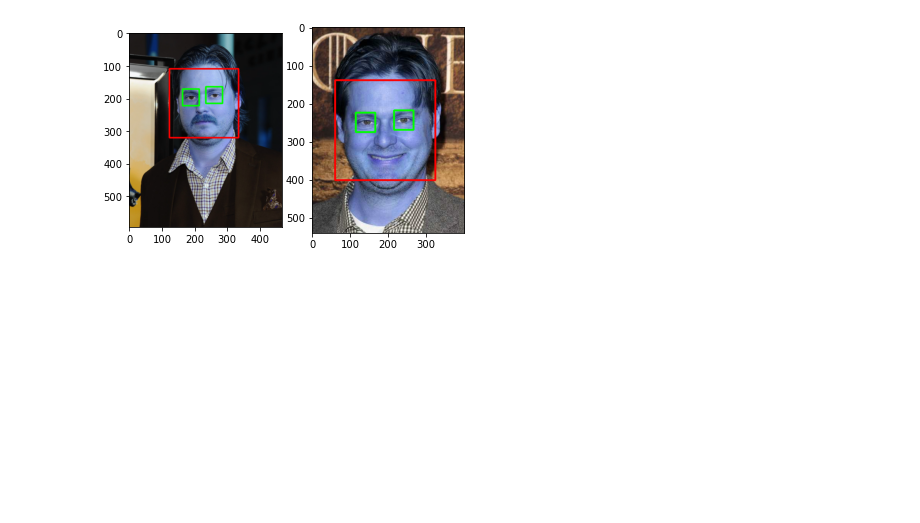
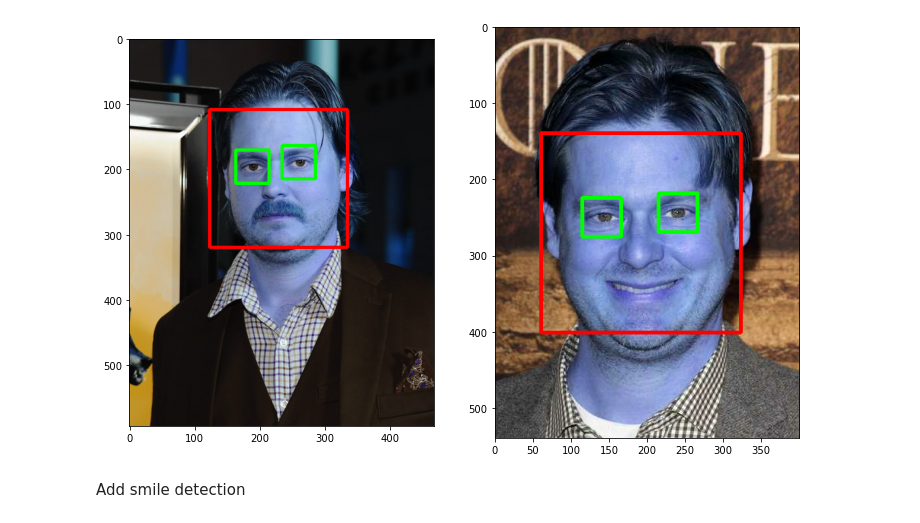
Before and after one commit to iscyb/haar_face_detection, a Jupyter notebook: haar_cascades/face_detection.ipynb, the cells around one changed output. Drawn from its saved outputs; the diff is of its cells as text; code cells hidden in the pictures; blank space fills up the shorter version.

```diff
--- a/haar_cascades/face_detection.ipynb
+++ b/haar_cascades/face_detection.ipynb
@@ -4,32 +5,34 @@ import cv2
 # %%
 # https://github.com/opencv/opencv/tree/master/data/haarcascades
-face_cascade = cv2.CascadeClassifier('haarcascade_frontalface_default.xml') # cascade for the face.
-eye_cascade = cv2.CascadeClassifier('haarcascade_eye.xml') # cascade for the eyes.
+FACE_CASCADE = cv2.CascadeClassifier('haarcascade_frontalface_default.xml') # cascade for the face.
+EYE_CASCADE = cv2.CascadeClassifier('haarcascade_eye.xml') # cascade for the eyes.
 
-def detect(gray, image): #
-    faces = face_cascade.detectMultiScale(gray, 1.3, 10)
+def detect_eyes(gray, image): #
+    faces = FACE_CASCADE.detectMultiScale(gray, 1.3, 10)  # Second arg: scale, third arg: min neighbours (that also classify)
     for (x, y, w, h) in faces:
         cv2.rectangle(image, (x, y), (x+w, y+h), (255, 0, 0), 3)
         roi_gray = gray[y:y+h, x:x+w]
         roi_color = image[y:y+h, x:x+w]
-        eyes = eye_cascade.detectMultiScale(roi_gray, 1.6, 5)
+        eyes = EYE_CASCADE.detectMultiScale(roi_gray, 1.6, 5)
         for (ex, ey, ew, eh) in eyes:
             cv2.rectangle(roi_color,(ex, ey),(ex+ew, ey+eh), (0, 255, 0), 3)
     return image
-# %%
-image = cv2.imread('tim.jpg',-1) #-1 for color, 0 for graysale
-gray = cv2.cvtColor(image, cv2.COLOR_BGR2GRAY)
-canvas = detect(gray,image)
-
-image = cv2.imread('tim_smiling.jpg',-1)
-gray = cv2.cvtColor(image, cv2.COLOR_BGR2GRAY)
-canvas2 = detect(gray,image)
-
-plt.subplot(1,2,1)
-plt.imshow(canvas)
-plt.subplot(1,2,2)
-plt.imshow(canvas2)
-
-plt.show()
-# %% [output]
-[figure, removed]
+# %%
+def get_eyes_canvas(img_name):
+    image = cv2.imread(img_name,-1) #-1 for color, 0 for graysale
+    gray = cv2.cvtColor(image, cv2.COLOR_BGR2GRAY)
+    return detect_eyes(gray,image)
+# %%
+
+plt.figure(figsize=(12,12))
+plt.subplot(1,2,1)
+plt.imshow(get_eyes_canvas('tim.jpg'))
+plt.subplot(1,2,2)
+plt.imshow(get_eyes_canvas('tim_smiling.jpg'))
+
+
+plt.show()
+# %% [output]
+[figure, added]
+# %% [markdown]
+Add smile detection
```
Also changed, not shown: parts of 5 cells of this notebook, 2 other files.
